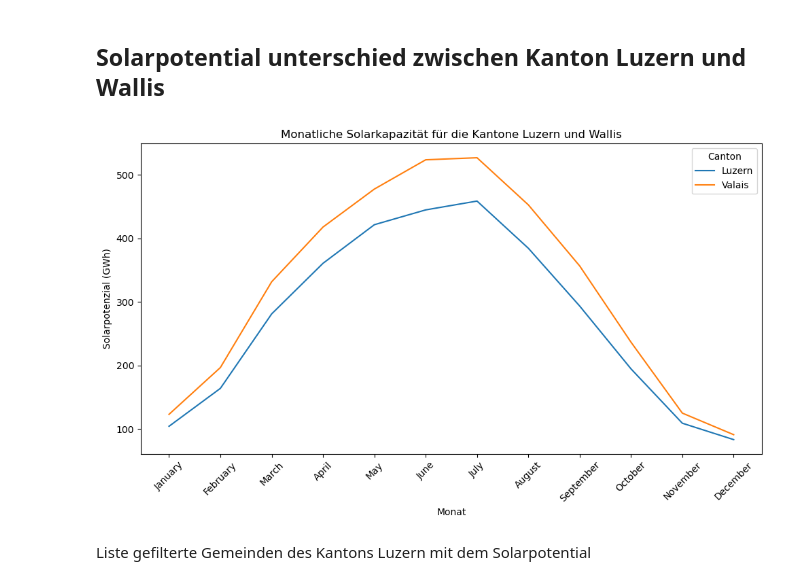
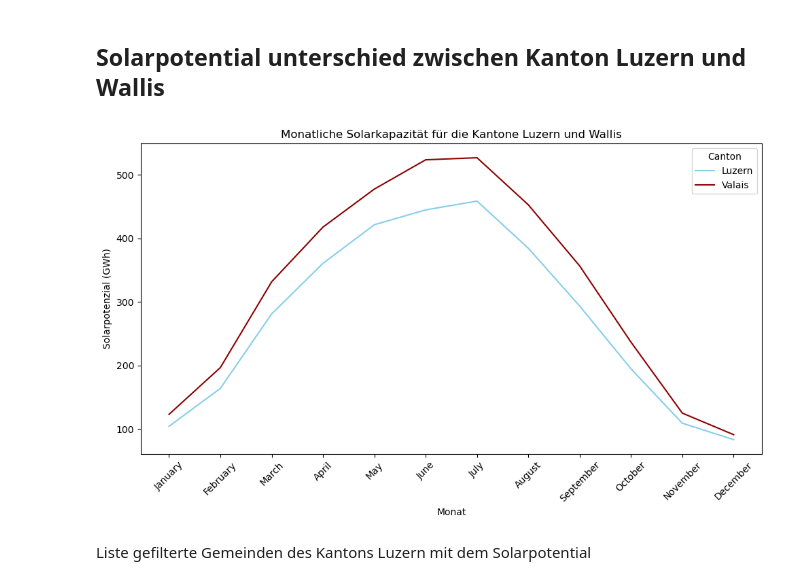
Before and after one commit to Dominique96/Python_first, a Jupyter notebook: solar_project.ipynb, the cells around one changed output. Saved outputs shown, nothing was run; the diff lists cells and outputs as text; code cells hidden in the pictures.

```diff
--- a/solar_project.ipynb
+++ b/solar_project.ipynb
@@ -98,35 +98,41 @@ for canton in cantons:
 
 # Concatenate all results into a single table
 final_table = pd.concat(result_tables, ignore_index=True)
 
 # Custom month labels
 month_labels = [
     'January', 'February', 'March', 'April', 'May', 'June', 'July', 'August',
     'September', 'October', 'November', 'December'
 ]
 
+canton_colors = {
+    "Luzern": "skyblue",
+    "Valais": "darkred"
+}
+
+
 # Plotting
 plt.figure(figsize=(10, 6))
 
 # Loop through each canton and plot its data
 for canton in cantons:
     canton_data = final_table[final_table["Canton"] == canton]
-    plt.plot(canton_data["Month"], canton_data["Total_GWh"], label=canton)
+    plt.plot(canton_data["Month"], canton_data["Total_GWh"], label=canton, color=canton_colors[canton])
 
 # Set custom x-ticks and labels
 plt.xticks(ticks=range(12), labels=month_labels, rotation=45)
 
 # Add labels and title
 plt.xlabel('Monat')
 plt.ylabel('Solarpotenzial (GWh)')
 plt.title('Monatliche Solarkapazität für die Kantone Luzern und Wallis')
 plt.legend(title='Canton')
 
 # Display the plot
 plt.tight_layout()
 plt.show()
 # %% [output]
-[figure, old version]
+[figure, new version]
 # %% [markdown]
 Liste gefilterte Gemeinden des Kantons Luzern mit dem Solarpotential
 # %%
```
Also changed, not shown: parts of 1 cell of this notebook.
